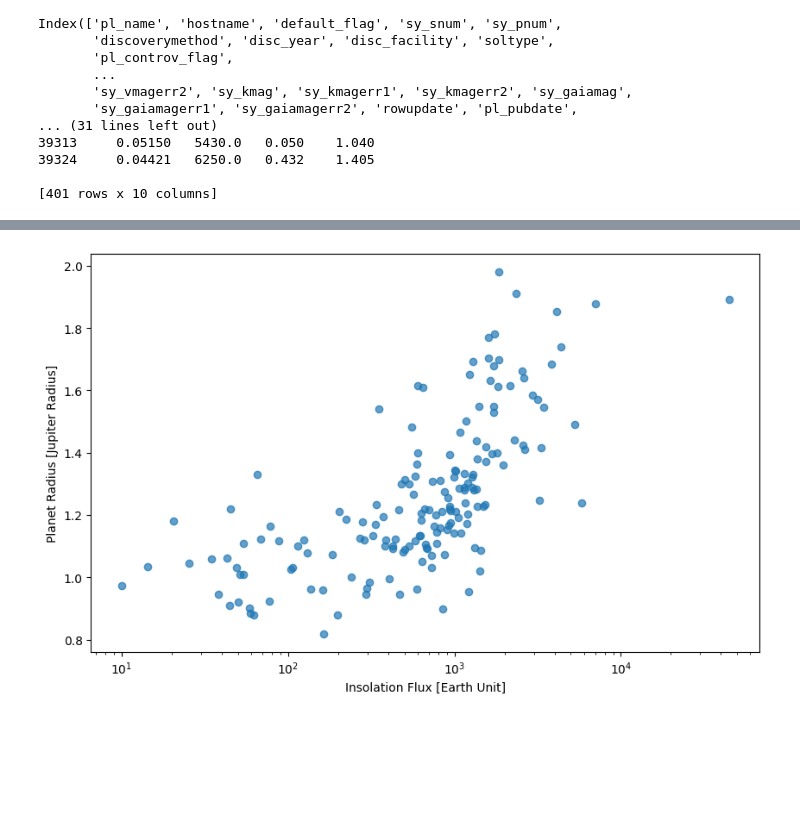
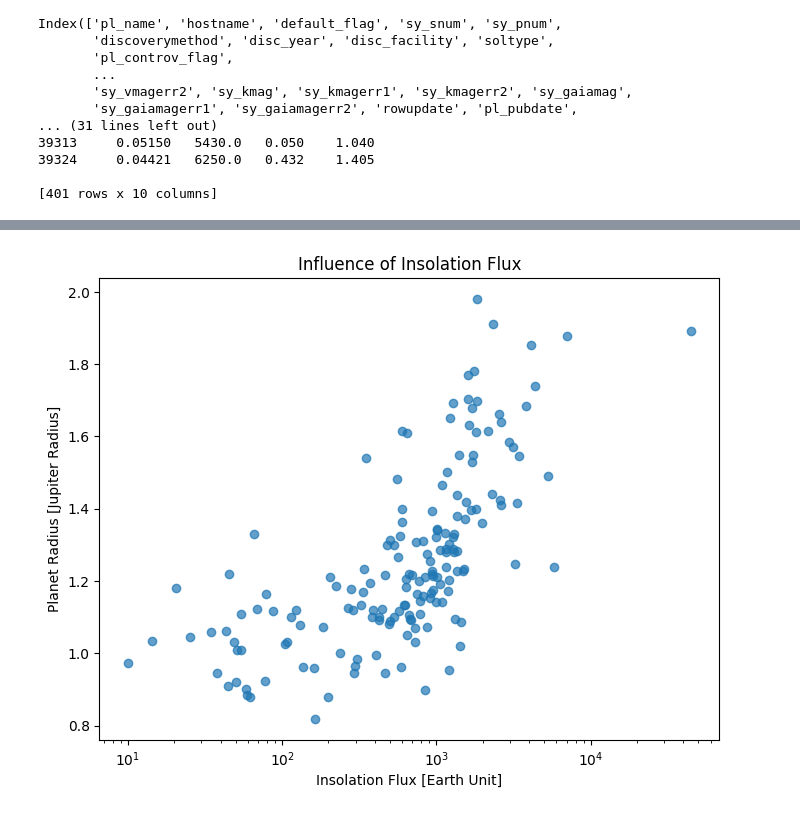
Before and after one commit to helenayn/PHYS2116-computational_assignment, a Jupyter notebook: Hot_Jupiters.ipynb, the cells around one changed output, grey strips where cells are left out. Saved outputs shown, nothing was run; the diff lists cells and outputs as text; code cells hidden in the pictures; blank space fills up the shorter version.

```diff
--- a/Hot_Jupiters.ipynb
+++ b/Hot_Jupiters.ipynb
@@ -62,23 +70,22 @@ plt.show()
 # %%
 # analyse density of hot jupiters
-
-
 jupiter_mass_kg = 1.898e27
 jupiter_radius_m = 6.991e7
 
 # calculate Density in g/cm^3
-volume_m3 = (4/3) * 3.14159 * (hot_jupiters['pl_radj'] * jupiter_radius_m)**3
+volume_m3 = (4/3) * 3.14159 * (hot_jupiters['pl_radj']
+                               * jupiter_radius_m)**3
 mass_kg = hot_jupiters['pl_massj'] * jupiter_mass_kg
-hot_jupiters['density_gcm3'] = (mass_kg / volume_m3) / 1000 # Convert kg/m3 to g/cm3
-
+# Convert kg/m3 to g/cm3
+hot_jupiters['density_gcm3'] = (mass_kg / volume_m3) / 1000
 
 # create a Histogram to see the general density distribution
-plt.figure(figsize=(10, 6))
+plt.figure(figsize=(8, 6))
 plt.hist(hot_jupiters['density_gcm3'], bins=30, alpha=0.7)
 
-
 # add reference line for comparison
-plt.axvline(1.33, linestyle='--', label='Jupiter Density (~1.33 g/cm³)')
+plt.axvline(1.33, linestyle='--', label=
+            'Jupiter Density (~1.33 g/cm³)')
 
 plt.xlabel('Density [g/cm³]')
 plt.ylabel('Number of Planets')
@@ -87,19 +94,19 @@ plt.legend()
 plt.grid(axis='y', alpha=0.3)
 plt.show()
 
-# Print some quick stats for your report
+# mean and median
 print(f"Mean Density: {hot_jupiters['density_gcm3'].mean():.2f} g/cm³")
 print(f"Median Density: {hot_jupiters['density_gcm3'].median():.2f} g/cm³")
 
-
-
 # plot Density vs Metallicity
-plt.figure(figsize=(10, 6))
-scatter = plt.scatter(hot_jupiters['st_met'], hot_jupiters['density_gcm3'], alpha=0.6)
+plt.figure(figsize=(8, 6))
+scatter = plt.scatter(hot_jupiters['st_met'],
+                      hot_jupiters['density_gcm3'], alpha=0.7)
 plt.xlabel('Stellar Metallicity [dex]')
 plt.ylabel('Planet Density [g/cm³]')
 plt.title('Density vs. Metallicity')
 
-# limit y-axis to see the bulk of the data and ignoring extreme outliers
+# limit y-axis to see the bulk of the data
+# and ignoring extreme outliers
 plt.ylim(0, 3)
 plt.show()
@@ -106,15 +118,17 @@ plt.show()
 # %%
 #analyze influence of incident flux
 #use pl_insol -> Insolation Flux (earth flux)
 #print(data.columns)
-plt.figure(figsize=(10,6))
-plt.scatter(hot_jupiters['pl_insol'], hot_jupiters['pl_radj'], alpha= 0.7)
+plt.figure(figsize=(8,6))
+plt.scatter(hot_jupiters['pl_insol'],
+            hot_jupiters['pl_radj'], alpha= 0.7)
 plt.xlabel("Insolation Flux [Earth Unit]")
 plt.ylabel("Planet Radius [Jupiter Radius]")
+plt.title("Influence of Insolation Flux")
 plt.xscale('log')
 plt.show()
 # %% [output]
-[figure, old version]
+[figure, new version]
 # %%
 #analyze the influence of stellar properties like mass or metallicity
 
```
Also changed, not shown: parts of 5 cells of this notebook.
